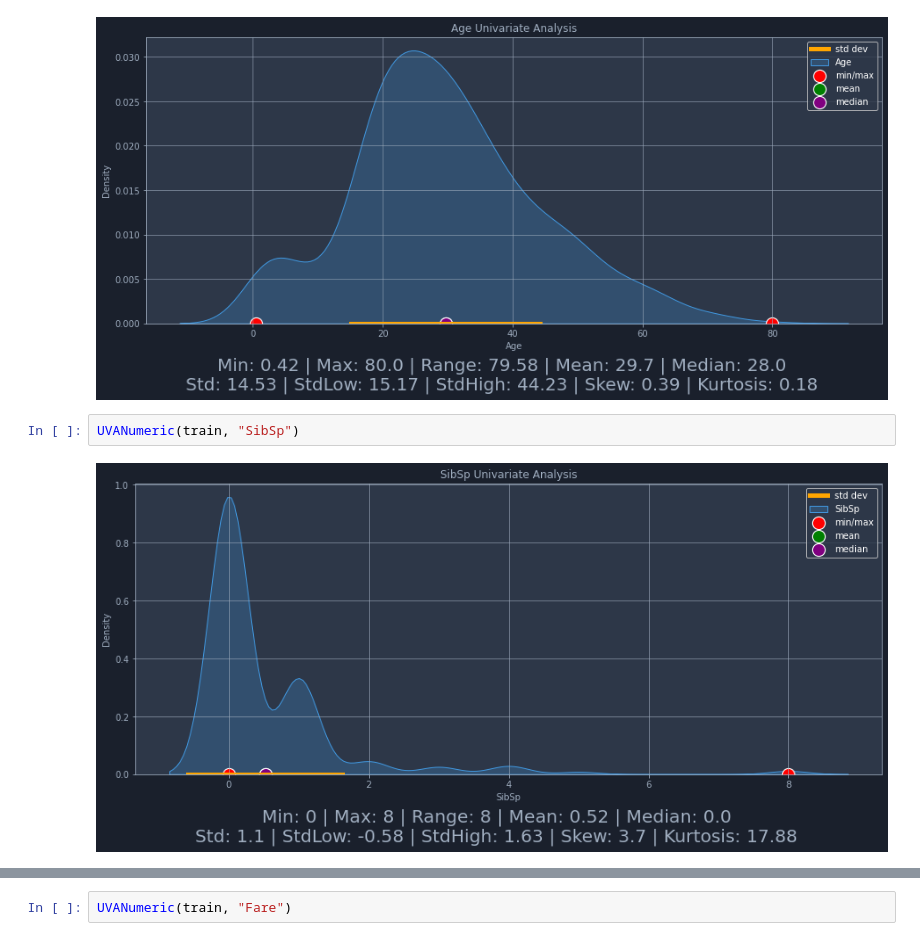
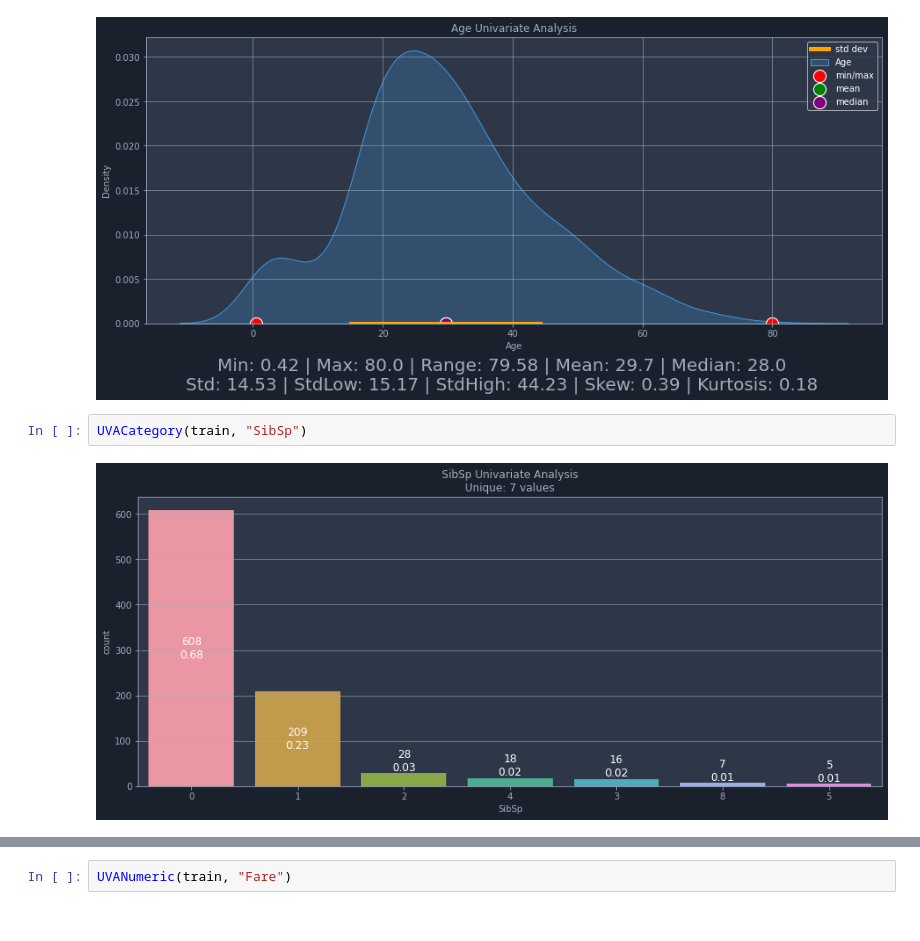
Before and after one commit to Devwulf/road-to-data-science, a Jupyter notebook: machine-learning/Titanic Kaggle Competition.ipynb, the cells around one changed output, grey strips where cells are left out. Cells and saved outputs as stored; diff of their text form.

```diff
--- a/machine-learning/Titanic Kaggle Competition.ipynb
+++ b/machine-learning/Titanic Kaggle Competition.ipynb
@@ -128,7 +189,7 @@ UVANumeric(train, "Age")
 # %% [output]
 [figure]
 # %%
-UVANumeric(train, "SibSp")
+UVACategory(train, "SibSp")
 # %% [output]
-[figure, old version]
+[figure, new version]
 # %%
```
Also changed, not shown: parts of 17 cells of this notebook, 4 other files.
